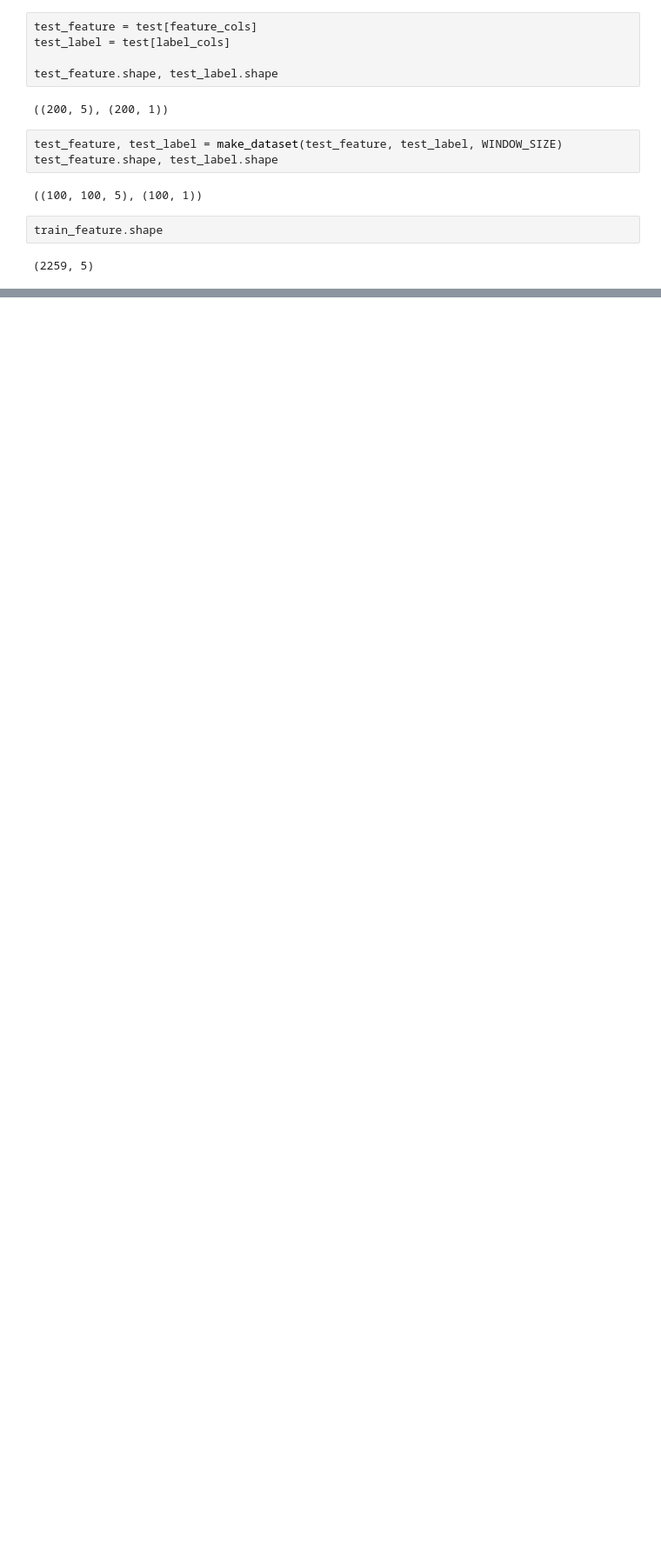
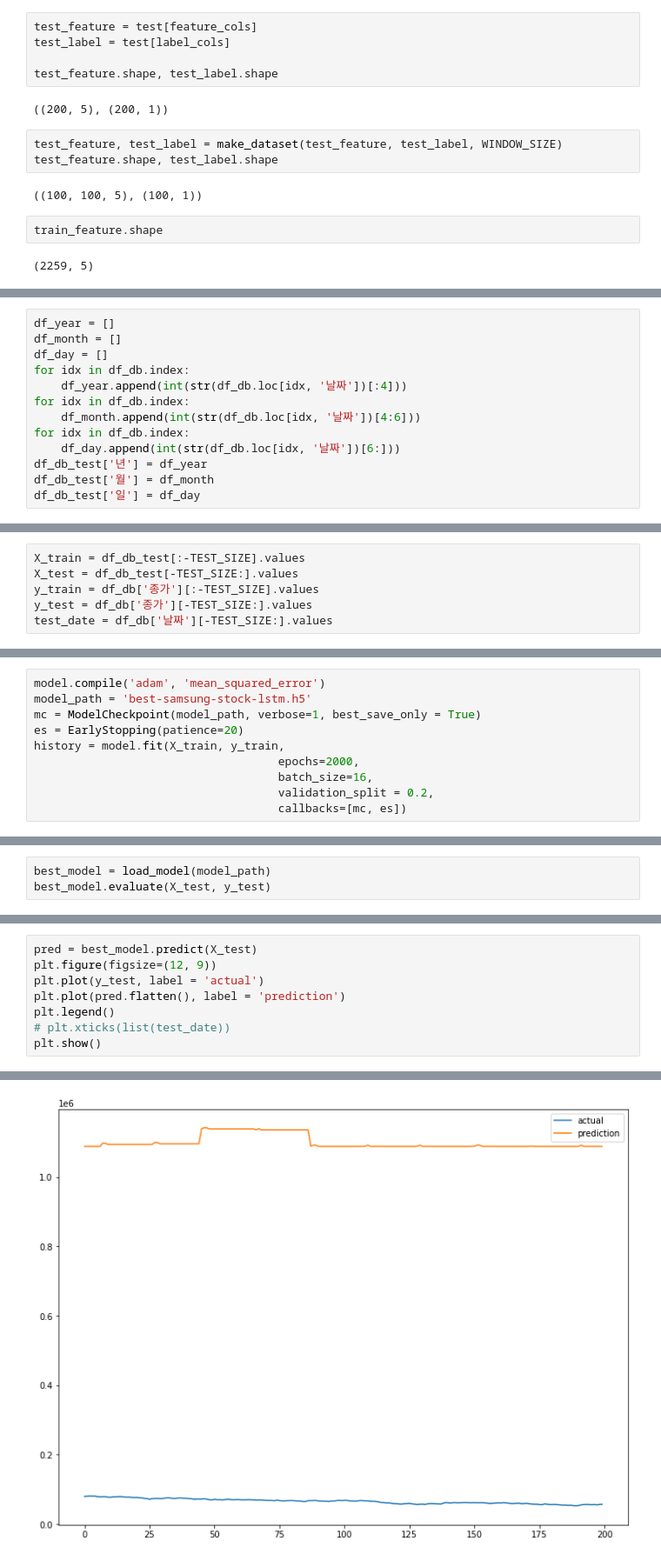
Before and after one commit to Ukjang/2022fin, a Jupyter notebook: 머신러닝_딥러닝/LSTM_삼성전자주가예측_프로젝트.ipynb, the cells around one changed output, grey strips where cells are left out. Shown at 87% size. Drawn from its saved outputs; the diff is of its cells as text; blank space fills up the shorter version.

```diff
--- a/머신러닝_딥러닝/LSTM_삼성전자주가예측_프로젝트.ipynb
+++ b/머신러닝_딥러닝/LSTM_삼성전자주가예측_프로젝트.ipynb
@@ -370,0 +490,13 @@ best_model.evaluate(test_feature, test_label)
+# %%
+df_year = []
+df_month = []
+df_day = []
+for idx in df_db.index:
+    df_year.append(int(str(df_db.loc[idx, '날짜'])[:4]))
+for idx in df_db.index:
+    df_month.append(int(str(df_db.loc[idx, '날짜'])[4:6]))
+for idx in df_db.index:
+    df_day.append(int(str(df_db.loc[idx, '날짜'])[6:]))
+df_db_test['년'] = df_year
+df_db_test['월'] = df_month
+df_db_test['일'] = df_day
@@ -370,0 +528,6 @@ best_model.evaluate(test_feature, test_label)
+# %%
+X_train = df_db_test[:-TEST_SIZE].values
+X_test = df_db_test[-TEST_SIZE:].values
+y_train = df_db['종가'][:-TEST_SIZE].values
+y_test = df_db['종가'][-TEST_SIZE:].values
+test_date = df_db['날짜'][-TEST_SIZE:].values
@@ -370,0 +580,10 @@ best_model.evaluate(test_feature, test_label)
+# %%
+model.compile('adam', 'mean_squared_error')
+model_path = 'best-samsung-stock-lstm.h5'
+mc = ModelCheckpoint(model_path, verbose=1, best_save_only = True)
+es = EarlyStopping(patience=20)
+history = model.fit(X_train, y_train,
+                                    epochs=2000,
+                                    batch_size=16,
+                                    validation_split = 0.2,
+                                    callbacks=[mc, es])
@@ -370,0 +608,3 @@ best_model.evaluate(test_feature, test_label)
+# %%
+best_model = load_model(model_path)
+best_model.evaluate(X_test, y_test)
@@ -370,0 +616,9 @@ best_model.evaluate(test_feature, test_label)
+# %%
+pred = best_model.predict(X_test)
+plt.figure(figsize=(12, 9))
+plt.plot(y_test, label = 'actual')
+plt.plot(pred.flatten(), label = 'prediction')
+plt.legend()
+# plt.xticks(list(test_date))
+plt.show()
+# %% [output]
@@ -370,0 +626 @@ best_model.evaluate(test_feature, test_label)
+[figure, added]
```
Also changed, not shown: parts of 40 cells of this notebook, 4 other files.
